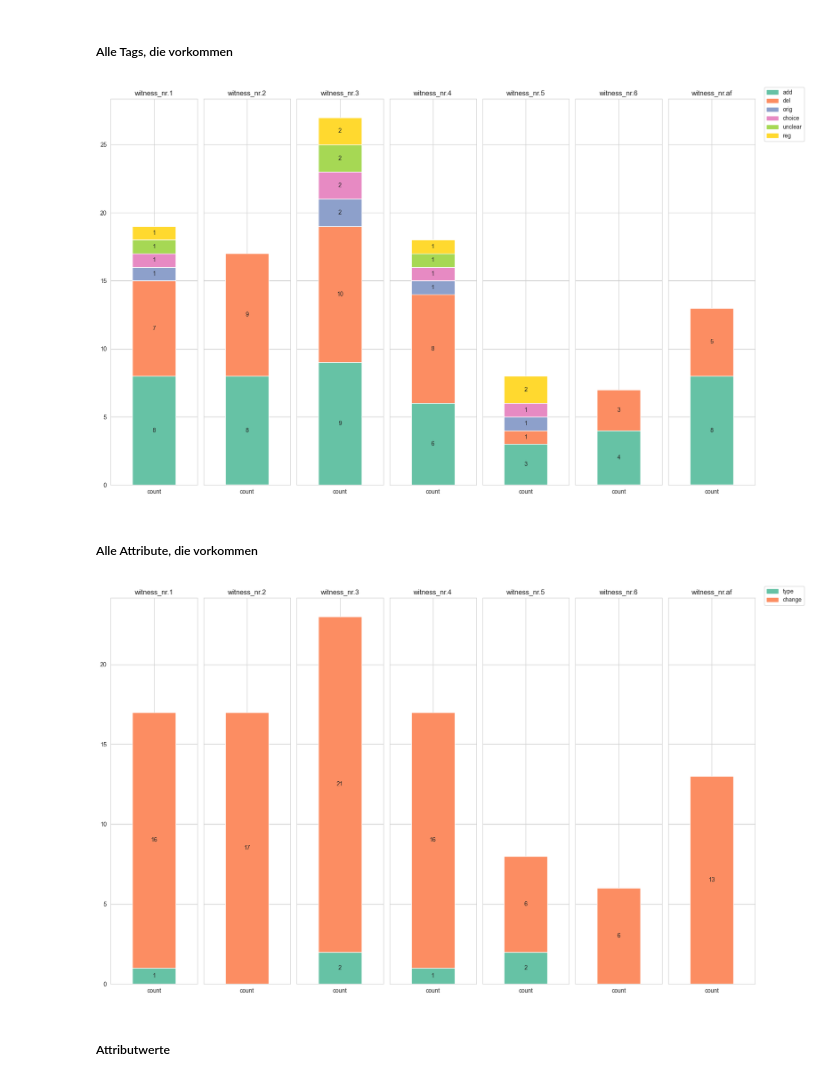
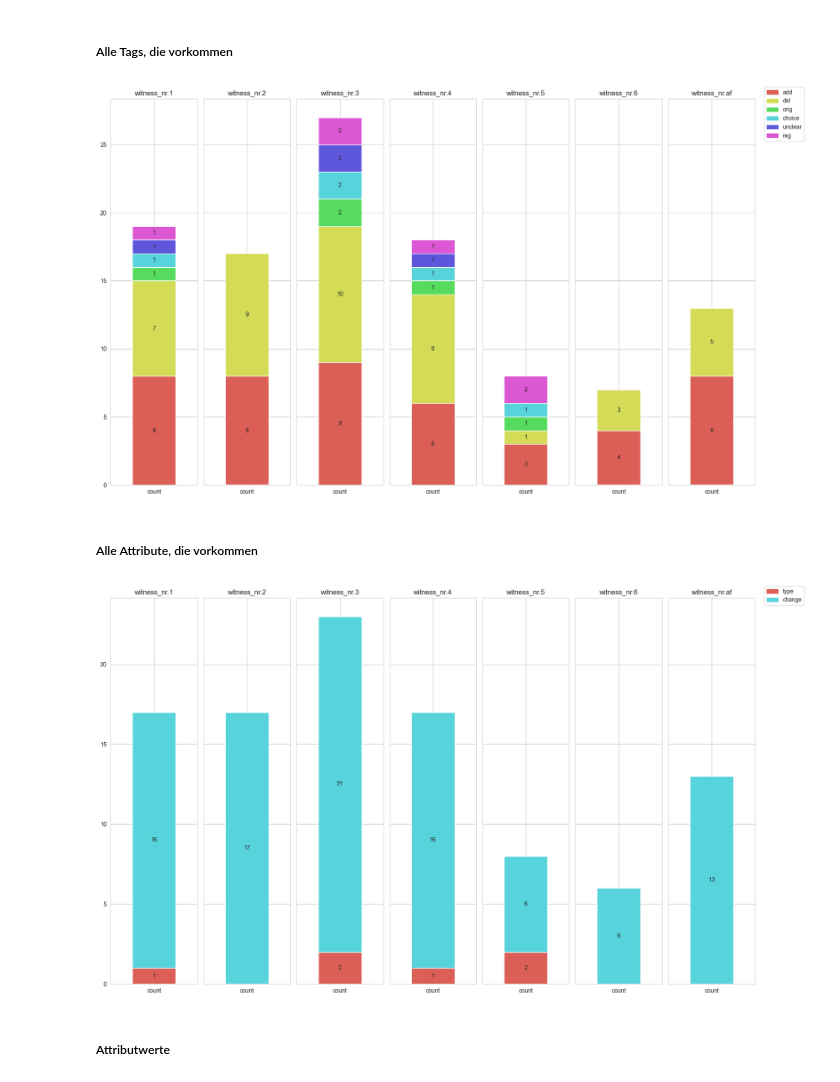
Before and after one commit to johannaunterholzner/DH-Masterarbeit, a Jupyter notebook: Analyse.ipynb, the cells around one changed output. Saved outputs shown, nothing was run; the diff lists cells and outputs as text; code cells hidden in the pictures.

```diff
--- a/Analyse.ipynb
+++ b/Analyse.ipynb
@@ -288,7 +286,7 @@ for df in dfs.values():
     all_categories.update(df['tag - attribute - value'])
 
 # Create a color palette with the same number of colors as unique categories
-palette = sns.color_palette("Set2", n_colors=len(all_categories))
+palette = sns.color_palette("hls", n_colors=len(all_categories))
 
 # Create a dictionary to map categories to colors
 category_color_map = dict(zip(all_categories, palette))
@@ -386,7 +384,7 @@ for df in dfs.values():
     all_categories.update(df['tag'])
 
 # Create a color palette with the same number of colors as unique categories
-palette = sns.color_palette("Set2", n_colors=len(all_categories))
+palette = sns.color_palette("hls", n_colors=len(all_categories))
 
 # Create a dictionary to map categories to colors
 category_color_map = dict(zip(all_categories, palette))
@@ -452,7 +450,7 @@ plt.savefig('VisVergleich_alltags_vwdazb_revisioninterferences.png')
 # Show combined plot
 plt.show()
 # %% [output]
-[figure, old version]
+[figure, new version]
 # %% [markdown]
 ##### Alle Attribute, die vorkommen
 # %%
@@ -485,7 +483,7 @@ for df in dfs.values():
     all_categories.update(df['attribute'])
 
 # Create a color palette with the same number of colors as unique categories
-palette = sns.color_palette("Set2", n_colors=len(all_categories))
+palette = sns.color_palette("hls", n_colors=len(all_categories))
 
 # Create a dictionary to map categories to colors
 category_color_map = dict(zip(all_categories, palette))
@@ -523,34 +521,34 @@ for idx, (df_name, df) in enumerate(dfs.items()):
 
     # Customize plot
     ax.set_xlabel('')
     ax.set_title(f'{df_name}')
     ax.tick_params(axis='x', rotation=0)
 
     # Add labels to the bars
     for container in ax.containers:
         labels = [f"{int(val)}" if val > threshold else "" for val in container.datavalues]  # Filter labels based on threshold
         ax.bar_label(container, labels=labels, label_type='center')
 
     # Add handles for legend
     unique_categories = set(stacked_df.columns)
     for category in unique_categories:
         if category not in legend_labels:  # Avoid redundant labels
             legend_handles.append(mpatches.Patch(color=category_color_map[category], label=label_map[category]))
             legend_labels.add(category)  # Add category to the set of legend labels
 
 # Create a common legend outside the subplots
 fig.legend(handles=legend_handles, bbox_to_anchor=(1, 1), loc='upper left')
 
 # Adjust layout
 plt.tight_layout()
 
 # Speichern
 plt.savefig('VisVergleich_onlyattributes_vwdazb_revisioninterferences.png')
 
 # Show
 plt.show()
 # %% [output]
-[figure, old version]
+[figure, new version]
 # %% [markdown]
 ##### Attributwerte
 # %%
```
Also changed, not shown: parts of 28 cells of this notebook.
